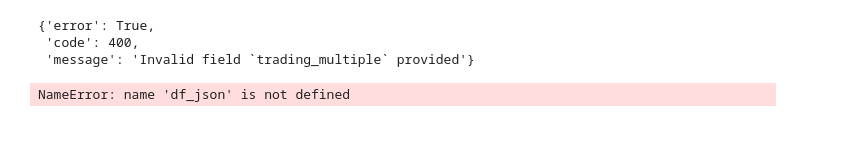
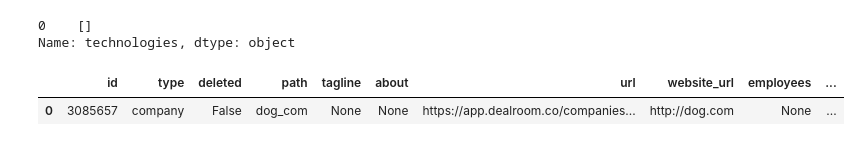
Before and after one commit to FriedrichHermann/Jarvis, a Jupyter notebook: test.ipynb, the cells around one changed output. Saved outputs shown, nothing was run; the diff lists cells and outputs as text; code cells hidden in the pictures.

```diff
--- a/test.ipynb
+++ b/test.ipynb
@@ -80,21 +78,21 @@ for i in ["dog.com"]:
              }
 response = requests.post(api_url,data=json.dumps(data),auth=auth,headers=headers)
 data=response.json()
-# %%
-data
-# %% [output]
-{'error': True,
- 'code': 400,
- 'message': 'Invalid field `trading_multiple` provided'}
+# %%
+df_json["technologies"]
+# %% [output]
+0    []
+Name: technologies, dtype: object
 # %%
 mlb = MultiLabelBinarizer()
 df = df_json.join(pd.DataFrame(mlb.fit_transform(df_json.pop('technologies')),
                                columns=mlb.classes_,
                                index=df_json.index))
 
-df.drop(columns=["name","Status"])
+df.drop(columns=["name"])
 # %% [output]
-NameError: name 'df_json' is not defined
+|  | id | type | deleted | path | tagline | about | url | website_url | employees | ... |
+| 0 | 3085657 | company | False | dog_com | None | None | https://app.dealroom.co/companies... | http://dog.com | None | ... |
 # %%
 def predict_pipeline(text)
 
```
Also changed, not shown: parts of 3 cells of this notebook, 3 other files.
